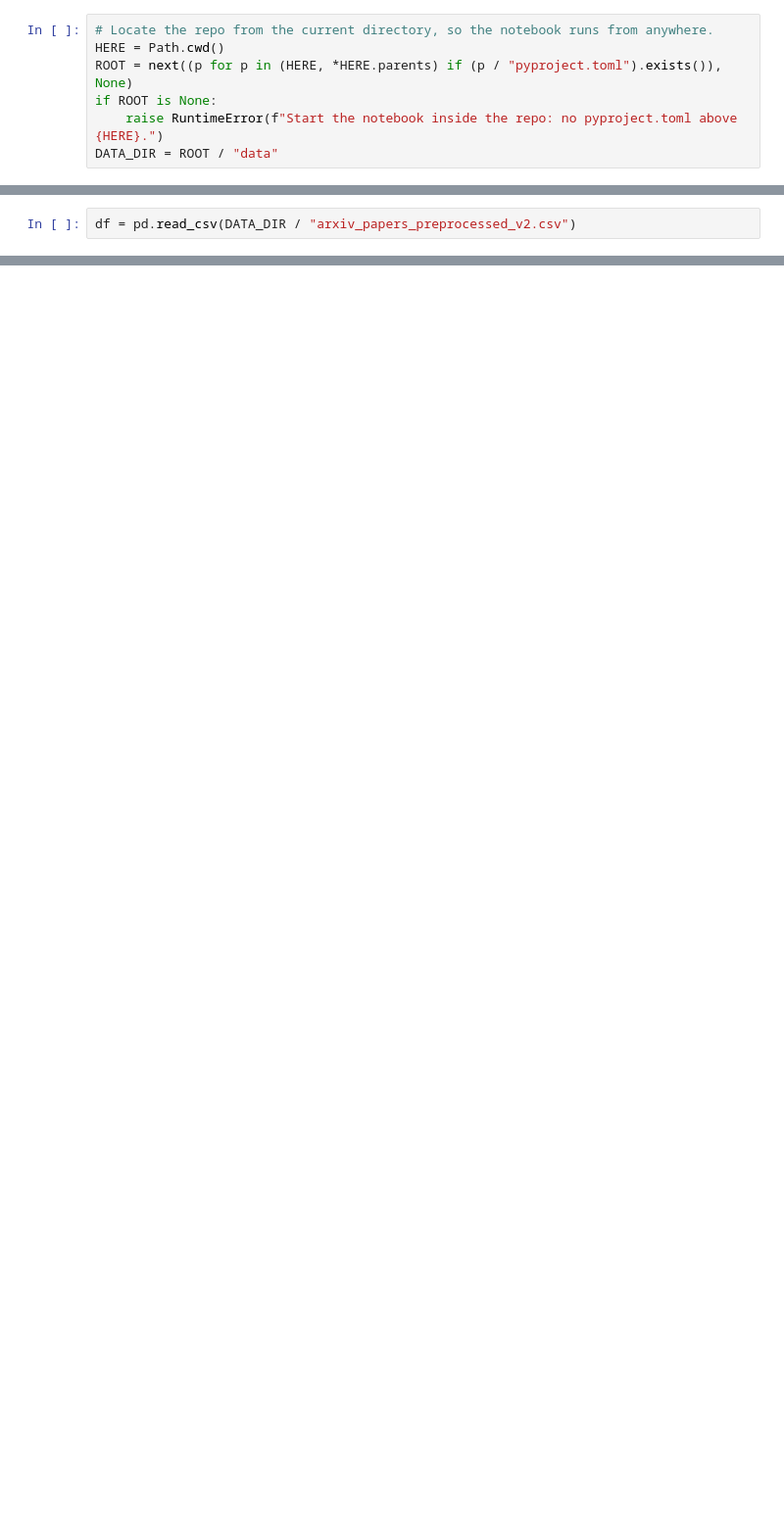
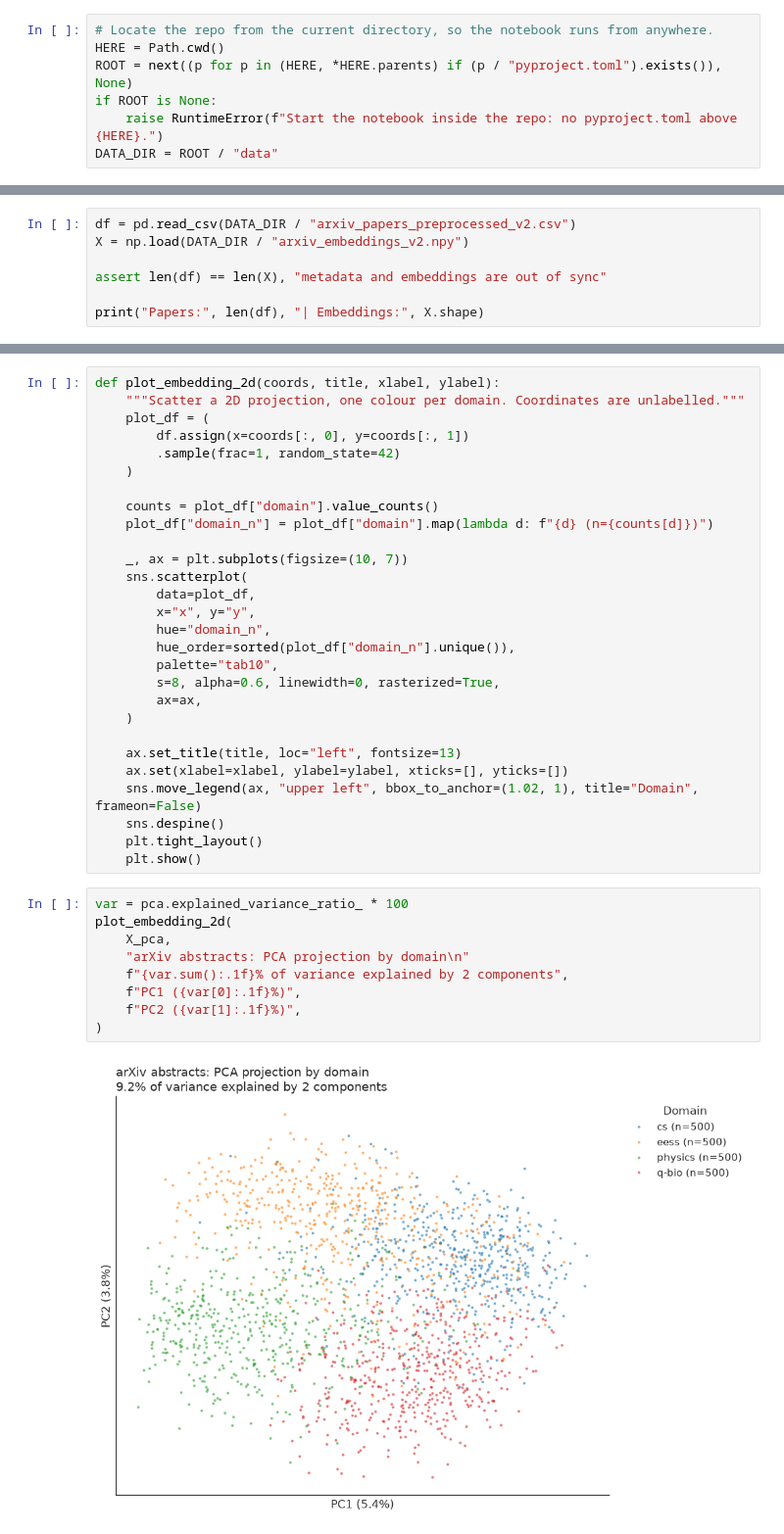
Before and after one commit to 3alae-22/Arix-Research-Paper-Recommendation-System, a Jupyter notebook: notebooks/02_visualization.ipynb, the cells around one changed output, grey strips where cells are left out. Shown at 98% size. Drawn from its saved outputs; the diff is of its cells as text; blank space fills up the shorter version.

```diff
--- a/notebooks/02_visualization.ipynb
+++ b/notebooks/02_visualization.ipynb
@@ -19,2 +20,7 @@ DATA_DIR = ROOT / "data"
 # %%
 df = pd.read_csv(DATA_DIR / "arxiv_papers_preprocessed_v2.csv")
+X = np.load(DATA_DIR / "arxiv_embeddings_v2.npy")
+
+assert len(df) == len(X), "metadata and embeddings are out of sync"
+
+print("Papers:", len(df), "| Embeddings:", X.shape)
@@ -204,0 +93,39 @@ fig.show()
+# %%
+def plot_embedding_2d(coords, title, xlabel, ylabel):
+    """Scatter a 2D projection, one colour per domain. Coordinates are unlabelled."""
+    plot_df = (
+        df.assign(x=coords[:, 0], y=coords[:, 1])
+        .sample(frac=1, random_state=42)
+    )
+
+    counts = plot_df["domain"].value_counts()
+    plot_df["domain_n"] = plot_df["domain"].map(lambda d: f"{d} (n={counts[d]})")
+
+    _, ax = plt.subplots(figsize=(10, 7))
+    sns.scatterplot(
+        data=plot_df,
+        x="x", y="y",
+        hue="domain_n",
+        hue_order=sorted(plot_df["domain_n"].unique()),
+        palette="tab10",
+        s=8, alpha=0.6, linewidth=0, rasterized=True,
+        ax=ax,
+    )
+
+    ax.set_title(title, loc="left", fontsize=13)
+    ax.set(xlabel=xlabel, ylabel=ylabel, xticks=[], yticks=[])
+    sns.move_legend(ax, "upper left", bbox_to_anchor=(1.02, 1), title="Domain", frameon=False)
+    sns.despine()
+    plt.tight_layout()
+    plt.show()
+# %%
+var = pca.explained_variance_ratio_ * 100
+plot_embedding_2d(
+    X_pca,
+    "arXiv abstracts: PCA projection by domain\n"
+    f"{var.sum():.1f}% of variance explained by 2 components",
+    f"PC1 ({var[0]:.1f}%)",
+    f"PC2 ({var[1]:.1f}%)",
+)
+# %% [output]
+[figure, added]
```
Also changed, not shown: parts of 16 cells of this notebook, 4 other files.
